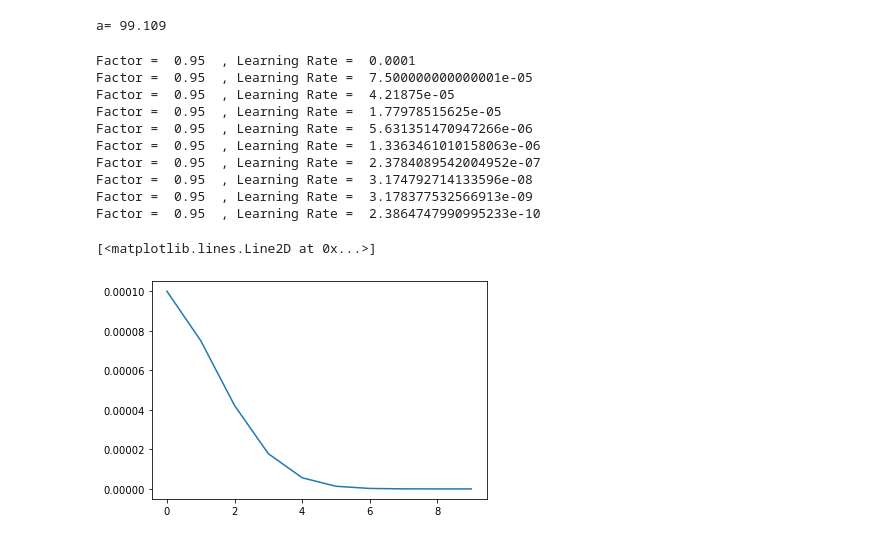
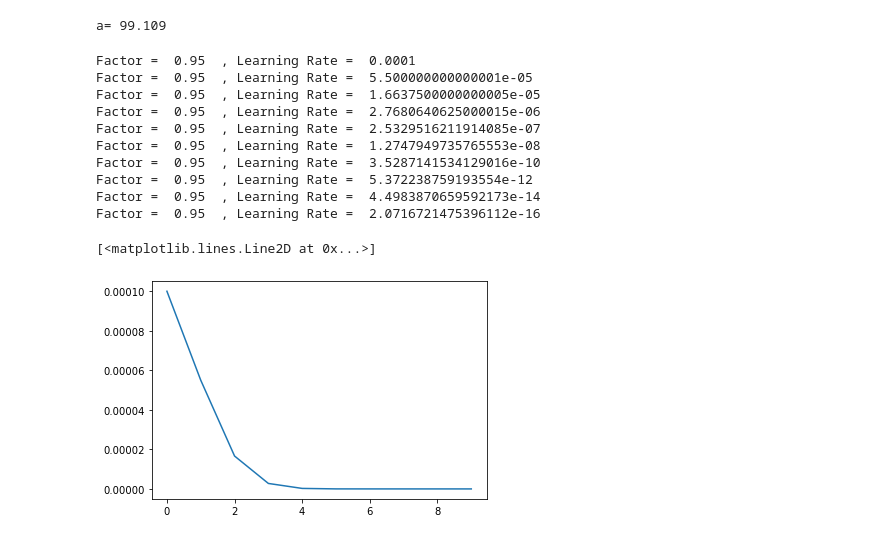
Before and after one commit to matthewrberning/wheat-awn-classification-multiyear, a Jupyter notebook: model/model_evaluation.ipynb, the cells around one changed output. Cells and saved outputs as stored; diff of their text form; code cells hidden in the pictures.

```diff
--- a/model/model_evaluation.ipynb
+++ b/model/model_evaluation.ipynb
@@ -672,27 +740,27 @@ a= 99.109
 # %%
 model = torch.nn.Linear(2, 1)
 optimizer = torch.optim.SGD(model.parameters(), lr=0.0001)
-lmbda = lambda epoch: 0.75 ** epoch
+lmbda = lambda epoch: 0.55 ** epoch
 scheduler = torch.optim.lr_scheduler.MultiplicativeLR(optimizer, lr_lambda=lmbda)
 lrs = []
 
 for i in range(10):
     optimizer.step()
     lrs.append(optimizer.param_groups[0]["lr"])
-    print("Factor = ",0.95," , Learning Rate = ",optimizer.param_groups[0]["lr"])
+    print("Factor = ",0.55," , Learning Rate = ",optimizer.param_groups[0]["lr"])
     scheduler.step()
 
 plt.plot(range(10),lrs)
 # %% [output]
 Factor =  0.95  , Learning Rate =  0.0001
-Factor =  0.95  , Learning Rate =  7.500000000000001e-05
-Factor =  0.95  , Learning Rate =  4.21875e-05
-Factor =  0.95  , Learning Rate =  1.77978515625e-05
-Factor =  0.95  , Learning Rate =  5.631351470947266e-06
-Factor =  0.95  , Learning Rate =  1.3363461010158063e-06
-Factor =  0.95  , Learning Rate =  2.3784089542004952e-07
-Factor =  0.95  , Learning Rate =  3.174792714133596e-08
-Factor =  0.95  , Learning Rate =  3.178377532566913e-09
-Factor =  0.95  , Learning Rate =  2.3864747990995233e-10
+Factor =  0.95  , Learning Rate =  5.500000000000001e-05
+Factor =  0.95  , Learning Rate =  1.6637500000000005e-05
+Factor =  0.95  , Learning Rate =  2.7680640625000015e-06
+Factor =  0.95  , Learning Rate =  2.5329516211914085e-07
+Factor =  0.95  , Learning Rate =  1.2747949735765553e-08
+Factor =  0.95  , Learning Rate =  3.5287141534129016e-10
+Factor =  0.95  , Learning Rate =  5.372238759193554e-12
+Factor =  0.95  , Learning Rate =  4.4983870659592173e-14
+Factor =  0.95  , Learning Rate =  2.0716721475396112e-16
 [<matplotlib.lines.Line2D at 0x...>]
-[figure, old version]
+[figure, new version]
```
Also changed, not shown: parts of 41 cells of this notebook, 2 other files.
